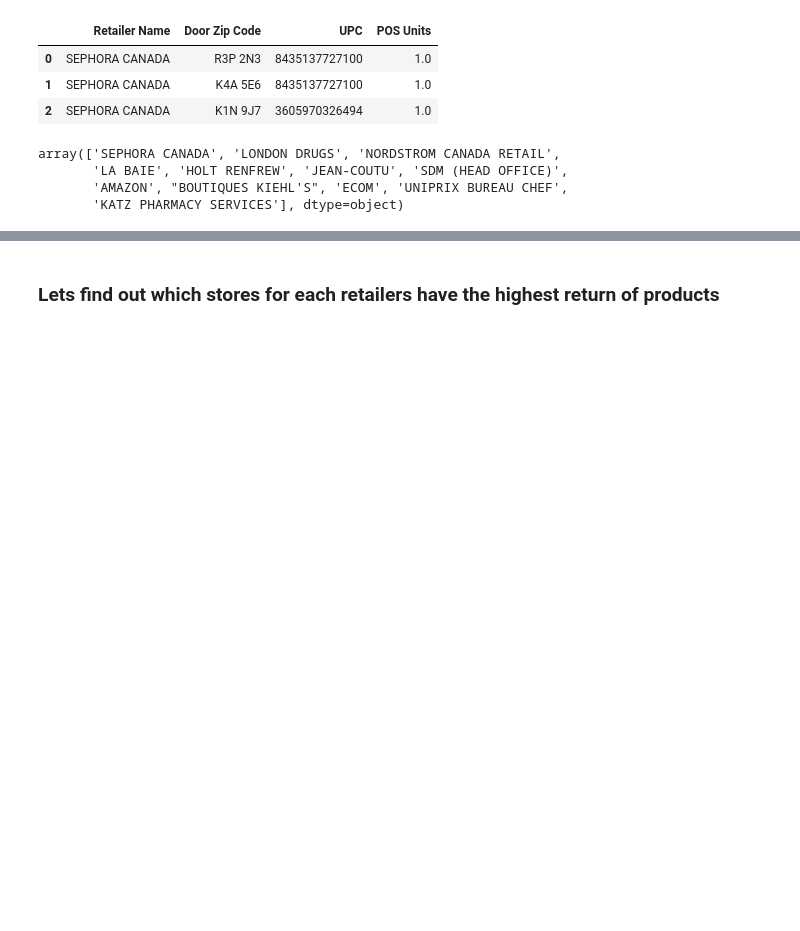
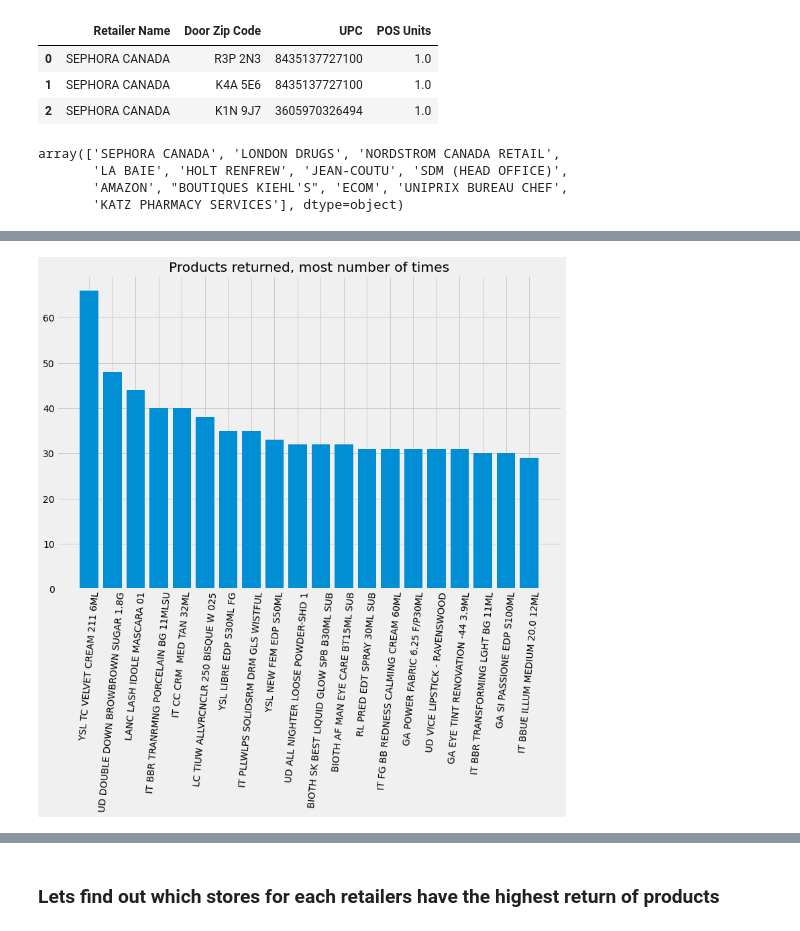
Before and after one commit to assultan/Loreal, a Jupyter notebook: Loreal_products_allocation.ipynb, the cells around one changed output, grey strips where cells are left out. Saved outputs shown, nothing was run; the diff lists cells and outputs as text; code cells hidden in the pictures; blank space fills up the shorter version.

```diff
--- a/Loreal_products_allocation.ipynb
+++ b/Loreal_products_allocation.ipynb
@@ -18,0 +31,2 @@ df.head()
+# %%
+products_upc_names = dict(zip(upcs,descriptions))
@@ -438,0 +526,10 @@ array(['SEPHORA CANADA', 'LONDON DRUGS', 'NORDSTROM CANADA RETAIL',
+# %%
+#map upcs to their names
+returned_product_names = [products_upc_names.get(int(key)) for key in most_no_of_returned_items_20_str]
+# %%
+plt.figure(figsize=(12,8))
+plt.title('Products returned, most number of times')
+plt.xticks(rotation=85)
+plt.bar(returned_product_names, most_no_of_returned_items_20.values);
+# %% [output]
+[figure, added]
```
Also changed, not shown: parts of 54 cells of this notebook.
